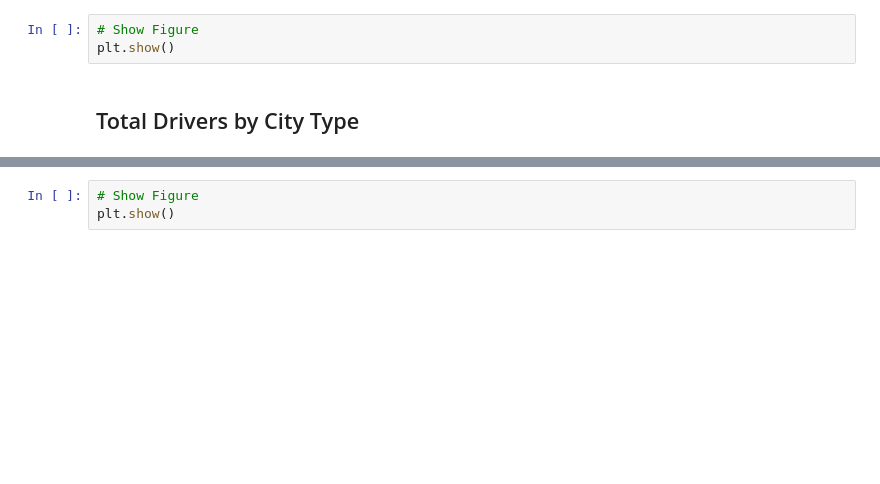
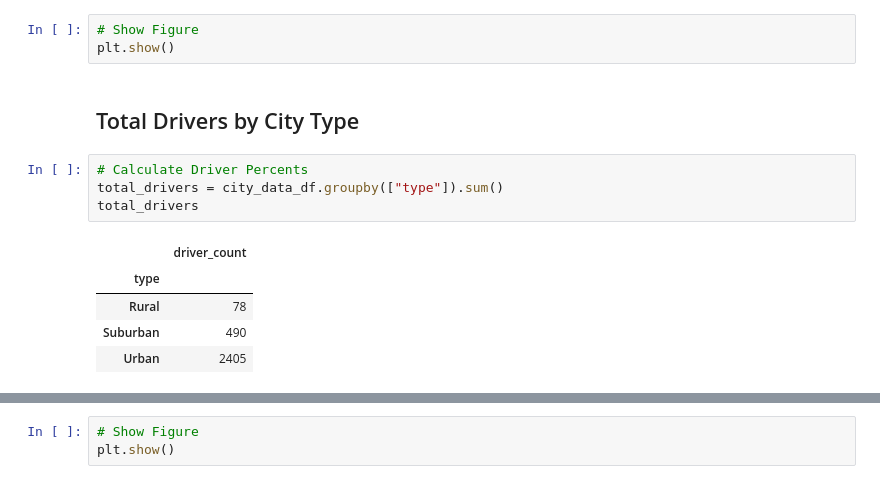
Before and after one commit to kokuji/pyber, a Jupyter notebook: pyber_starter - WIP.ipynb, the cells around one changed output, grey strips where cells are left out. Saved outputs shown, nothing was run; the diff lists cells and outputs as text; blank space fills up the shorter version.

```diff
--- a/pyber_starter - WIP.ipynb
+++ b/pyber_starter - WIP.ipynb
@@ -146,4 +189,14 @@ plt.savefig("TotalRidesByCity.png")
 plt.show()
 # %% [markdown]
 ## Total Drivers by City Type
+# %%
+# Calculate Driver Percents
+total_drivers = city_data_df.groupby(["type"]).sum()
+total_drivers
+# %% [output]
+|  | driver_count |
+| type |  |
+| Rural | 78 |
+| Suburban | 490 |
+| Urban | 2405 |
 # %%
```
Also changed, not shown: parts of 9 cells of this notebook.
